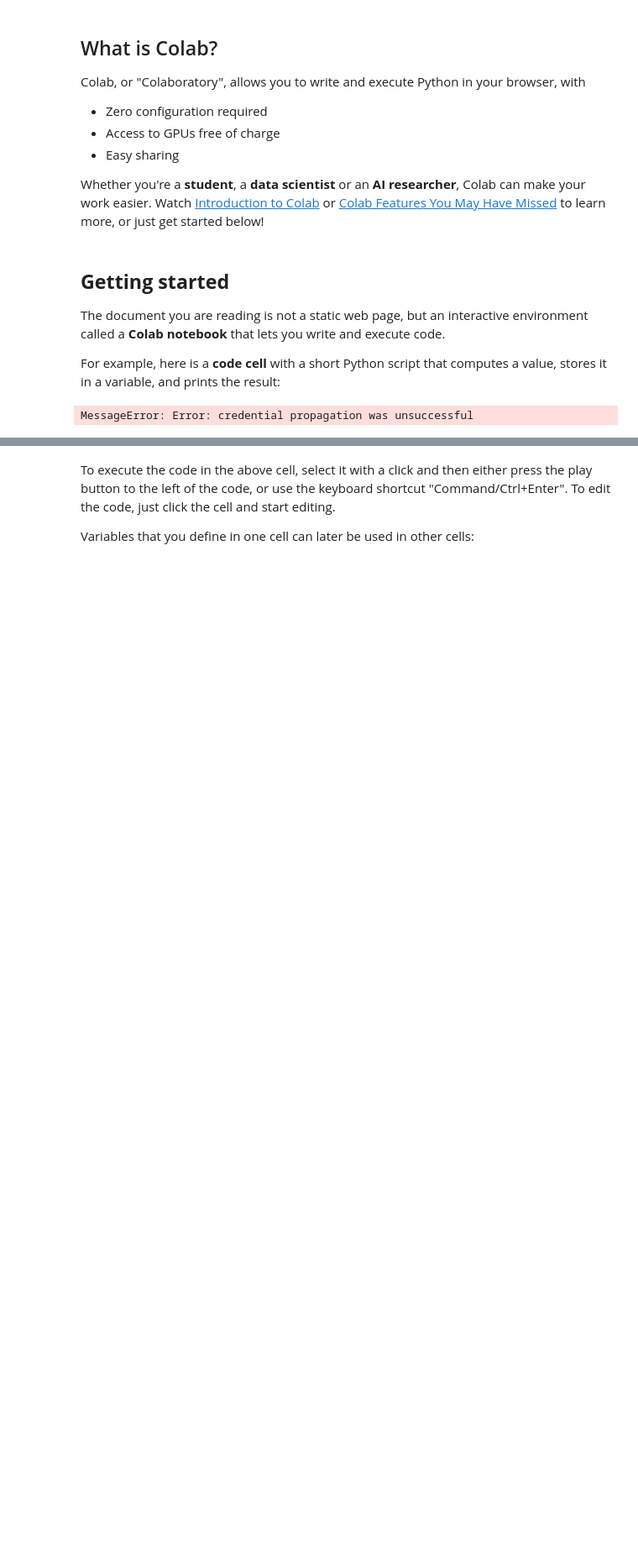
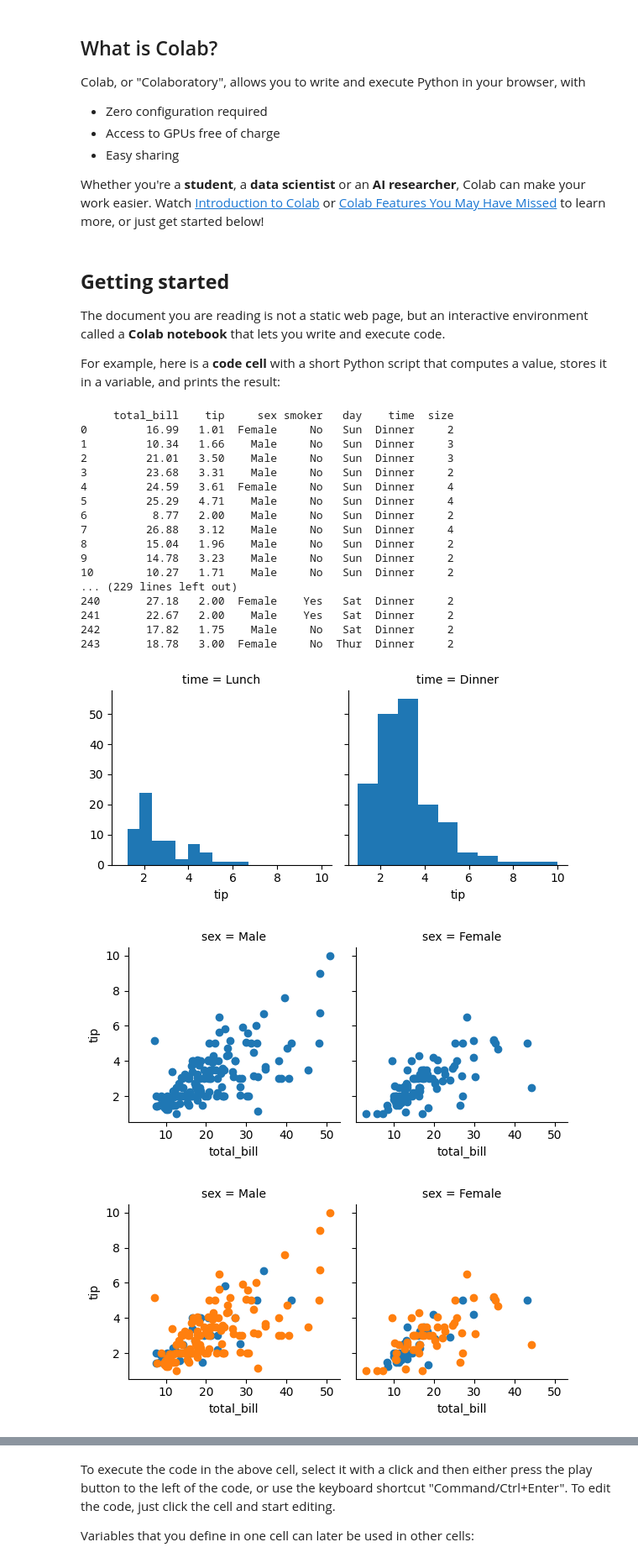
Before and after one commit to Jahnavi256/data-science-project-1, a Jupyter notebook: Welcome_To_Colab.ipynb, the cells around one changed output, grey strips where cells are left out. Shown at 84% size. Drawn from its saved outputs; the diff is of its cells as text; code cells hidden in the pictures; blank space fills up the shorter version.

```diff
--- a/Welcome_To_Colab.ipynb
+++ b/Welcome_To_Colab.ipynb
@@ -57,8 +52,76 @@ Whether you're a **student**, a **data scientist** or an **AI researcher**, Cola
 The document you are reading is not a static web page, but an interactive environment called a **Colab notebook** that lets you write and execute code.
 
 For example, here is a **code cell** with a short Python script that computes a value, stores it in a variable, and prints the result:
-# %%
-from google.colab import drive
-drive.mount('/content/drive')
-# %% [output]
-MessageError: Error: credential propagation was unsuccessful
+# %%
+import pandas as pd
+import seaborn as sb
+from matplotlib import pyplot as plt
+df=sb.load_dataset('tips')
+
+print(df.to_string())
+
+g=sb.FacetGrid(df,col="time")
+g.map(plt.hist,"tip")
+plt.show()
+
+g=sb.FacetGrid(df,col="sex")
+g.map(plt.scatter,"total_bill","tip")
+plt.show()
+
+g=sb.FacetGrid(df,col="sex",hue="time")
+g.map(plt.scatter,"total_bill","tip")
+plt.show()
+
+sb.barplot(x="sex",y="tip",hue="time",data=df)
+plt.show()
+
+sb.regplot(x="total_bill",y="tip",data=df)
+plt.show()
+
+sb.pairplot(df)
+plt.show()
+
+selected_vars=['total_bill','tip']
+sb.pairplot(df,vars=selected_vars)
+plt.show()
+
+sb.pairplot(df,hue='size')
+plt.show()
+
+sb.pairplot(df,hue="size",palette="husl")
+plt.show()
+
+sb.pairplot(df,diag_kind='kde')
+plt.show()
+
+sb.pairplot(df,kind='reg')
+plt.show()
+
+sb.pairplot(df,hue="sex",markers=["o","s"])
+plt.show()
+
+g=sb.pairplot(df,hue='day')
+g.fig.suptitle("Pairplot of Tips Dataset",y=1.02)
+g.set(xticks=[],yticks=[])
+plt.show()
+# %% [output]
+     total_bill    tip     sex smoker   day    time  size
+0         16.99   1.01  Female     No   Sun  Dinner     2
+1         10.34   1.66    Male     No   Sun  Dinner     3
+2         21.01   3.50    Male     No   Sun  Dinner     3
+3         23.68   3.31    Male     No   Sun  Dinner     2
+4         24.59   3.61  Female     No   Sun  Dinner     4
+5         25.29   4.71    Male     No   Sun  Dinner     4
+6          8.77   2.00    Male     No   Sun  Dinner     2
+7         26.88   3.12    Male     No   Sun  Dinner     4
+8         15.04   1.96    Male     No   Sun  Dinner     2
+9         14.78   3.23    Male     No   Sun  Dinner     2
+10        10.27   1.71    Male     No   Sun  Dinner     2
+... (229 lines left out)
+240       27.18   2.00  Female    Yes   Sat  Dinner     2
+241       22.67   2.00    Male    Yes   Sat  Dinner     2
+242       17.82   1.75    Male     No   Sat  Dinner     2
+243       18.78   3.00  Female     No  Thur  Dinner     2
+[figure, added]
+[figure, added]
+[figure, added]
```
Also changed, not shown: parts of 4 cells of this notebook.
